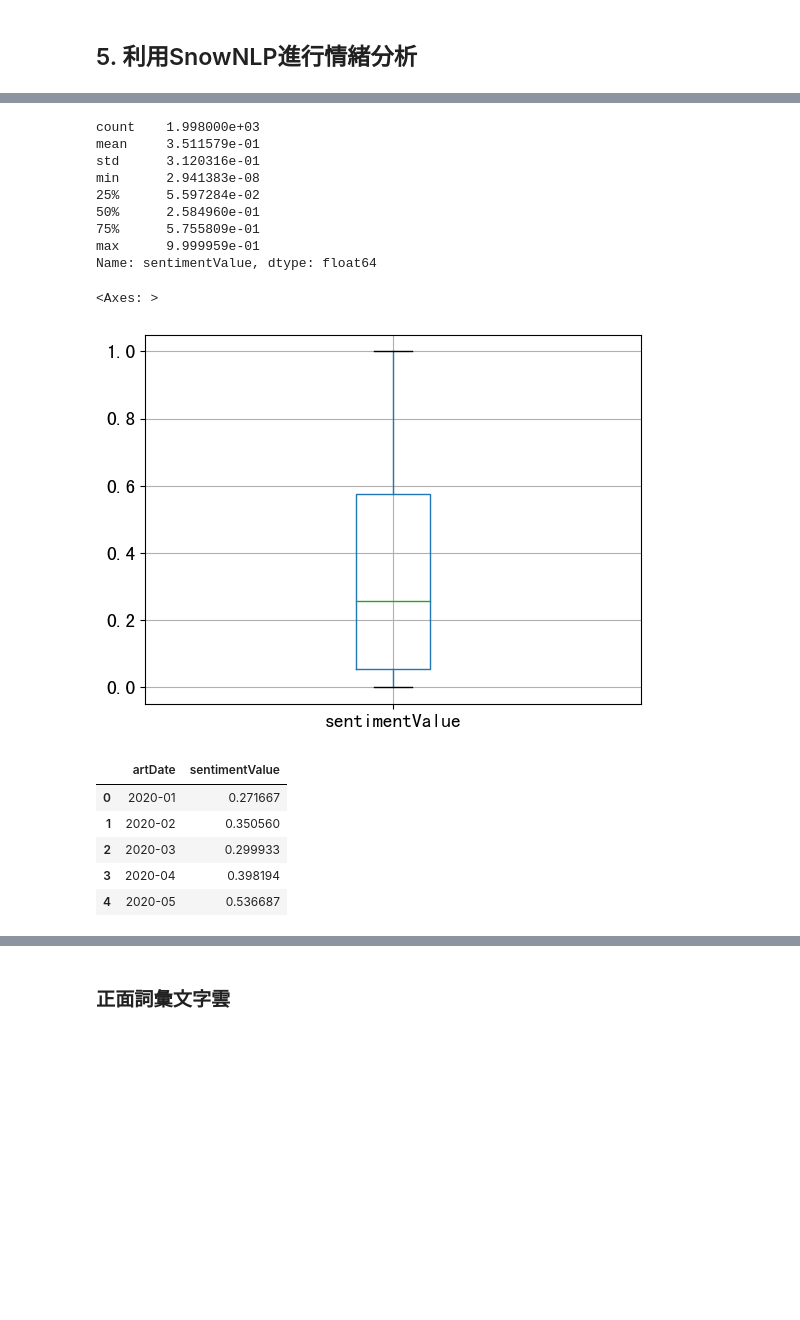
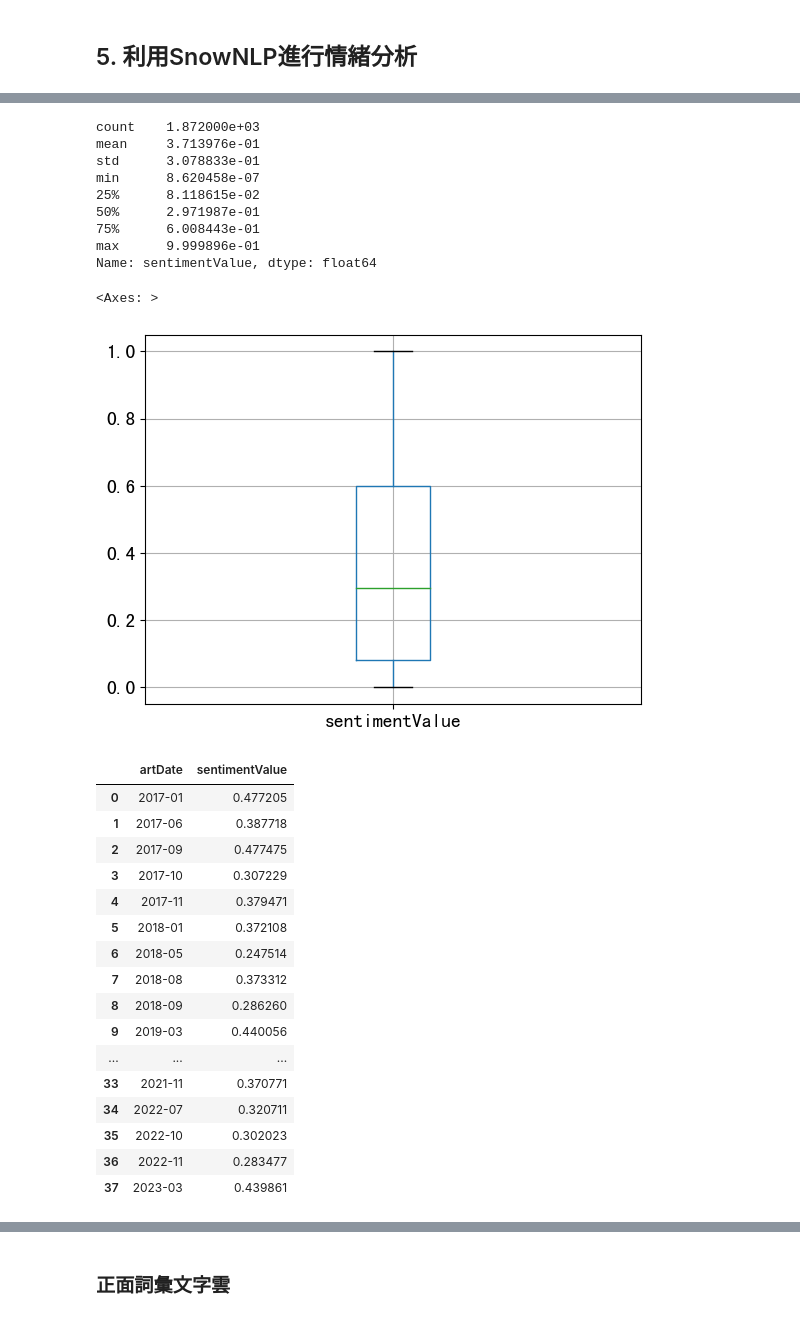
Before and after one commit to collin0825/SocialMediaProject, a Jupyter notebook: report.ipynb, the cells around one changed output, grey strips where cells are left out. Saved outputs shown, nothing was run; the diff lists cells and outputs as text; code cells hidden in the pictures; blank space fills up the shorter version.

```diff
--- a/report.ipynb
+++ b/report.ipynb
@@ -1190,7 +1190,7 @@ fig.show()
 [figure]
 # %%
 keyword_list = ['gogoro']
-thailand_selected = df[df['artContent'].str.contains('|'.join(keyword_list),regex=True)]
+thailand_selected = df[df['artContent'].str.contains('|'.join(keyword_list),regex=True, na=False)]
 print(f"{' '.join(keyword_list)}：{thailand_selected.shape[0]}篇相關貼文")
 thailand_selected.head(3)
 # %% [output]
@@ -1361,14 +1366,14 @@ sentiment_date.head()
 # 看一下情緒的分布
 sentiment_date['sentimentValue'].describe()
 # %% [output]
-count    1.998000e+03
-mean     3.511579e-01
-std      3.120316e-01
-min      2.941383e-08
-25%      5.597284e-02
-50%      2.584960e-01
-75%      5.755809e-01
-max      9.999959e-01
+count    1.872000e+03
+mean     3.713976e-01
+std      3.078833e-01
+min      8.620458e-07
+25%      8.118615e-02
+50%      2.971987e-01
+75%      6.008443e-01
+max      9.999896e-01
 Name: sentimentValue, dtype: float64
 # %%
 # 情緒分布的盒狀圖
@@ -1376,20 +1381,31 @@ boxplot = sentiment_date.boxplot(column=['sentimentValue'], showfliers=False)
 boxplot
 # %% [output]
 <Axes: >
-[figure, old version]
+[figure, new version]
 # %%
 sent_date = sentiment_date.copy()
 sent_date['artDate'] =  pd.to_datetime(sentiment_date['artDate']).dt.to_period('M')
 
 sentiment_count = sent_date.groupby(['artDate'])['sentimentValue'].mean().reset_index()
-sentiment_count.head()
+sentiment_count
 # %% [output]
 |  | artDate | sentimentValue |
-| 0 | 2020-01 | 0.271667 |
-| 1 | 2020-02 | 0.350560 |
-| 2 | 2020-03 | 0.299933 |
-| 3 | 2020-04 | 0.398194 |
-| 4 | 2020-05 | 0.536687 |
+| 0 | 2017-01 | 0.477205 |
+| 1 | 2017-06 | 0.387718 |
+| 2 | 2017-09 | 0.477475 |
+| 3 | 2017-10 | 0.307229 |
+| 4 | 2017-11 | 0.379471 |
+| 5 | 2018-01 | 0.372108 |
+| 6 | 2018-05 | 0.247514 |
+| 7 | 2018-08 | 0.373312 |
+| 8 | 2018-09 | 0.286260 |
+| 9 | 2019-03 | 0.440056 |
+| ... | ... | ... |
+| 33 | 2021-11 | 0.370771 |
+| 34 | 2022-07 | 0.320711 |
+| 35 | 2022-10 | 0.302023 |
+| 36 | 2022-11 | 0.283477 |
+| 37 | 2023-03 | 0.439861 |
 # %%
 plt.style.use('seaborn')
 
```
Also changed, not shown: parts of 58 cells of this notebook, 1 other file.
